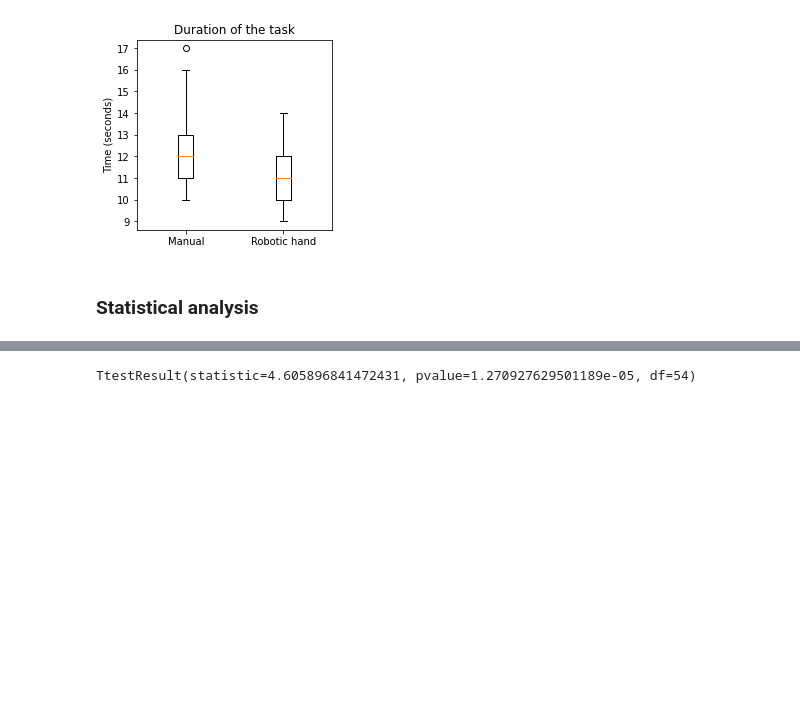
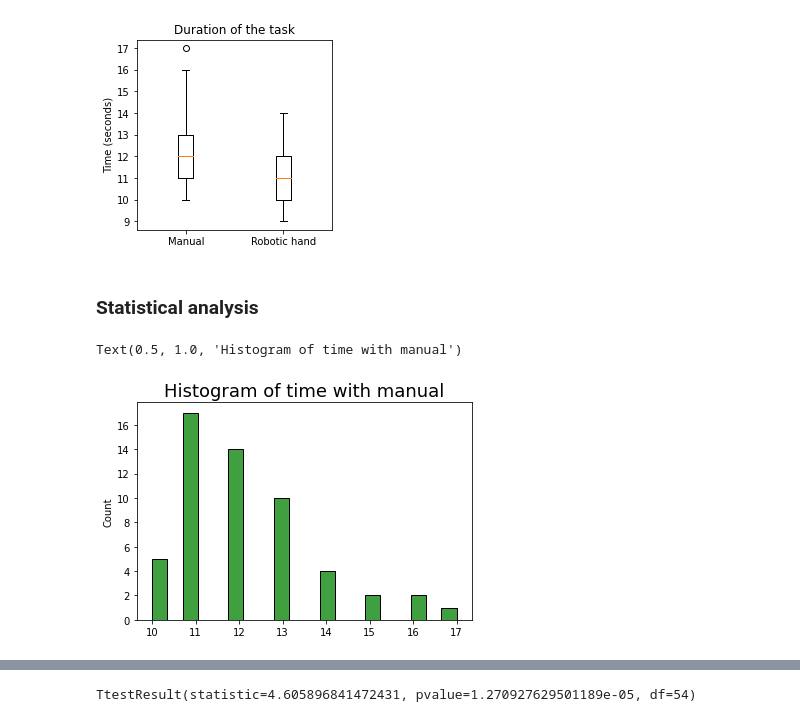
Before and after one commit to Jenirethvanessa/robotic_end-effector, a Jupyter notebook: results_questionnaire.ipynb, the cells around one changed output, grey strips where cells are left out. Drawn from its saved outputs; the diff is of its cells as text; code cells hidden in the pictures; blank space fills up the shorter version.

```diff
--- a/results_questionnaire.ipynb
+++ b/results_questionnaire.ipynb
@@ -148,3 +148,9 @@ plt.show()
 [figure]
 # %% [markdown]
 ### Statistical analysis
+# %%
+sns.histplot(manual_value, bins=20, color='green')
+plt.title('Histogram of time with manual', fontsize="18")
+# %% [output]
+Text(0.5, 1.0, 'Histogram of time with manual')
+[figure, added]
```
Also changed, not shown: parts of 2 cells of this notebook, 7 other files.
